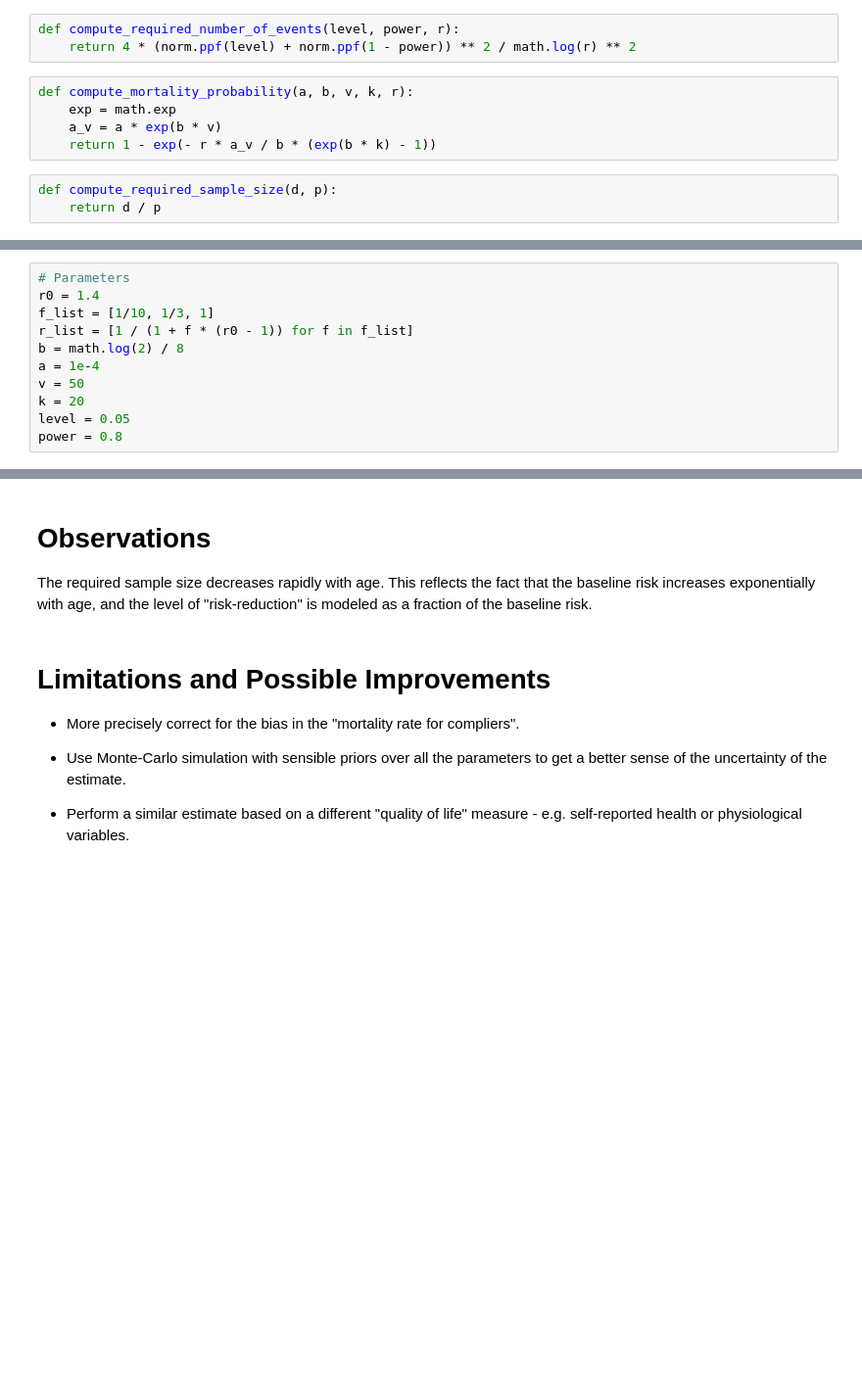
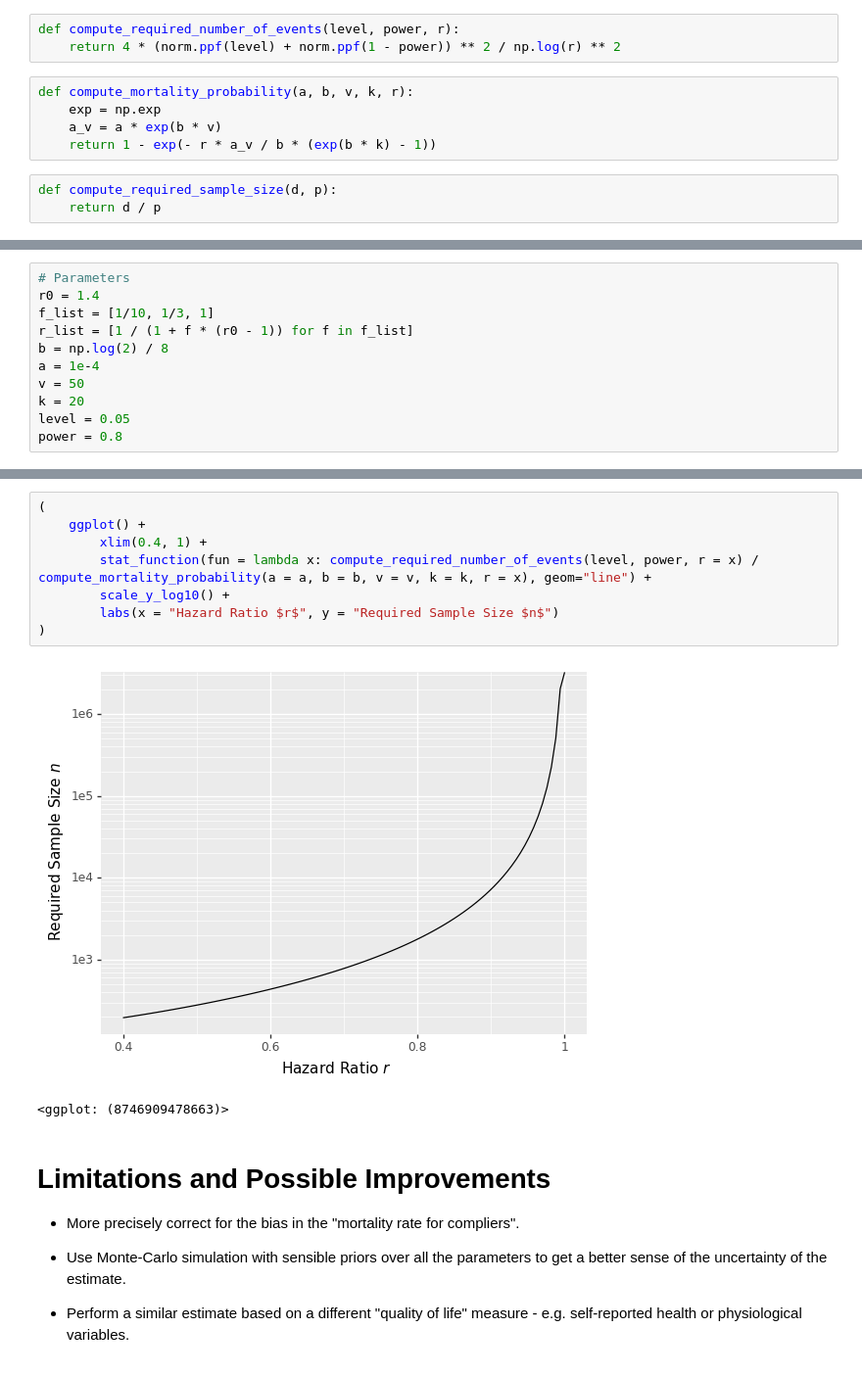
Before and after one commit to chris-mcdo/buy-health-experiment, a Jupyter notebook: sample-size-analysis.ipynb, the cells around one changed output, grey strips where cells are left out. Shown: that part at 98% size. Drawn from its saved outputs; the diff is of its cells as text; blank space fills up the shorter version.

```diff
--- a/sample-size-analysis.ipynb
+++ b/sample-size-analysis.ipynb
@@ -156,9 +157,9 @@ import math
 # %%
 def compute_required_number_of_events(level, power, r):
-    return 4 * (norm.ppf(level) + norm.ppf(1 - power)) ** 2 / math.log(r) ** 2
+    return 4 * (norm.ppf(level) + norm.ppf(1 - power)) ** 2 / np.log(r) ** 2
 # %%
 def compute_mortality_probability(a, b, v, k, r):
-    exp = math.exp
+    exp = np.exp
     a_v = a * exp(b * v)
     return 1 - exp(- r * a_v / b * (exp(b * k) - 1))
 # %%
@@ -177,7 +178,7 @@ def print_results(r, b, a, v, k, level, power):
 r0 = 1.4
 f_list = [1/10, 1/3, 1]
 r_list = [1 / (1 + f * (r0 - 1)) for f in f_list]
-b = math.log(2) / 8
+b = np.log(2) / 8
 a = 1e-4
 v = 50
 k = 20
@@ -205,8 +208,15 @@ This decreases to $n \simeq 750$ if you assume the "buy health" plan has the sam
 A few variations on these parameters are tested at the end of this notebook.
-# %% [markdown]
-# Observations
-
-The required sample size decreases rapidly with age. This reflects the fact that the baseline risk increases exponentially with age, and the level of "risk-reduction" is modeled as a fraction of the baseline risk.
+# %%
+(
+    ggplot() +
+        xlim(0.4, 1) +
+        stat_function(fun = lambda x: compute_required_number_of_events(level, power, r = x) / compute_mortality_probability(a = a, b = b, v = v, k = k, r = x), geom="line") +
+        scale_y_log10() +
+        labs(x = "Hazard Ratio $r$", y = "Required Sample Size $n$")
+)
+# %% [output]
+[figure, added]
+<ggplot: (8746909478663)>
 # %% [markdown]
 # Limitations and Possible Improvements
 
```
Also changed, not shown: parts of 12 cells of this notebook.
